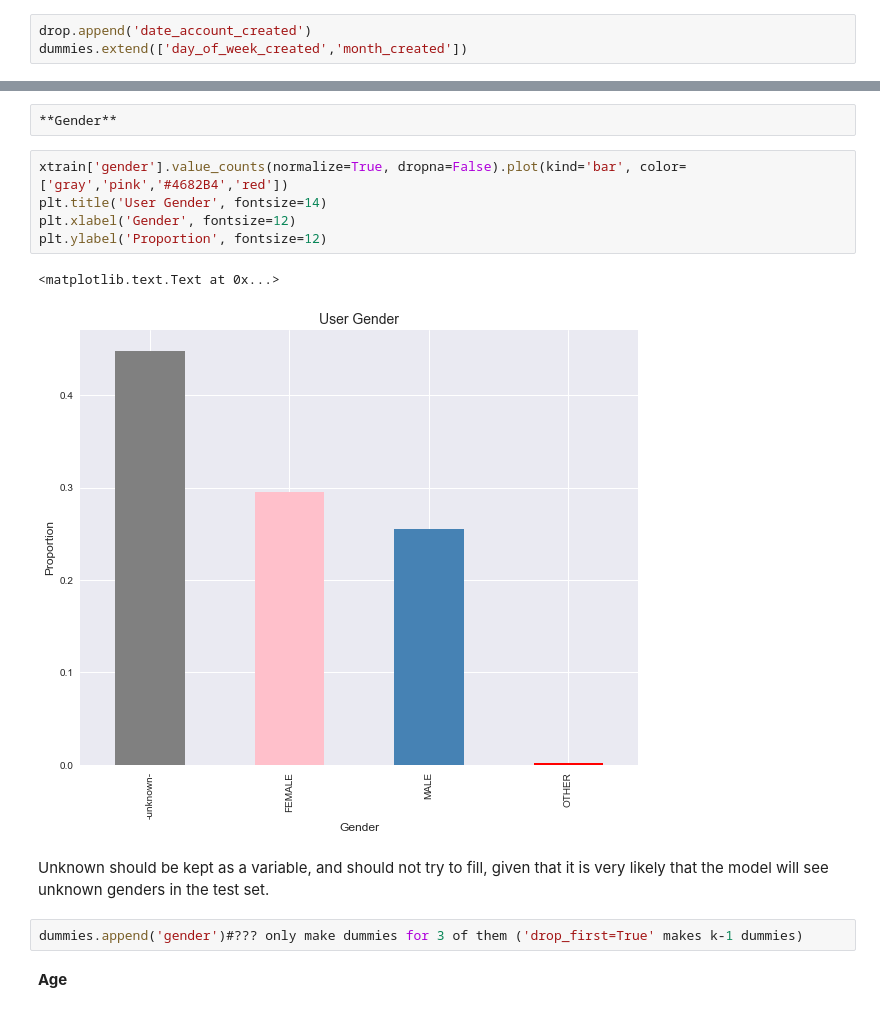
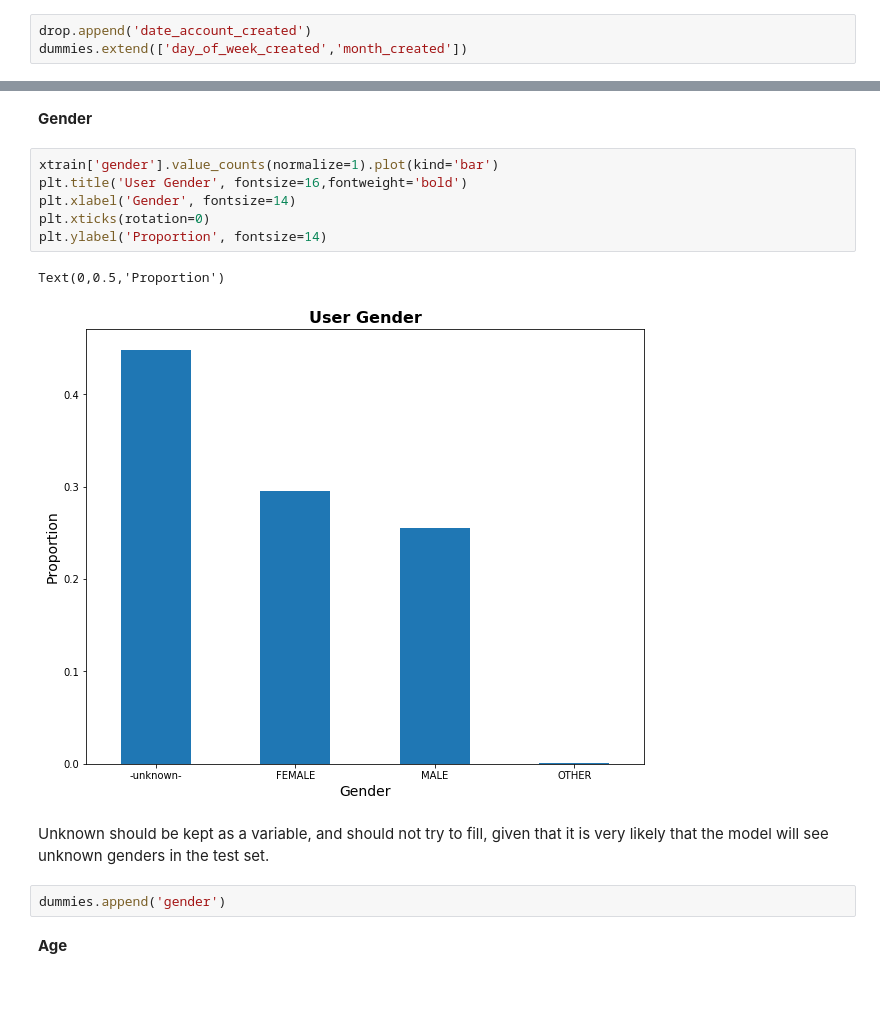
Before and after one commit to broad32/Project, a Jupyter notebook: Project.ipynb, the cells around one changed output, grey strips where cells are left out. Saved outputs shown, nothing was run; the diff lists cells and outputs as text.

```diff
--- a/Project.ipynb
+++ b/Project.ipynb
@@ -204,17 +206,18 @@ NameError: name 'datetime' is not defined
-# %%
-**Gender**
+# %% [markdown]
+**Gender**
 # %%
-xtrain['gender'].value_counts(normalize=True, dropna=False).plot(kind='bar', color=['gray','pink','#4682B4','red'])
-plt.title('User Gender', fontsize=14)
-plt.xlabel('Gender', fontsize=12)
-plt.ylabel('Proportion', fontsize=12)
+xtrain['gender'].value_counts(normalize=1).plot(kind='bar')
+plt.title('User Gender', fontsize=16,fontweight='bold')
+plt.xlabel('Gender', fontsize=14)
+plt.xticks(rotation=0)
+plt.ylabel('Proportion', fontsize=14)
 # %% [output]
-<matplotlib.text.Text at 0x...>
+Text(0,0.5,'Proportion')
-[figure, old version]
+[figure, new version]
 # %% [markdown]
 Unknown should be kept as a variable, and should not try to fill, given that it is very likely that the model will see unknown genders in the test set.
-# %%
-dummies.append('gender')#??? only make dummies for 3 of them ('drop_first=True' makes k-1 dummies)
+# %%
+dummies.append('gender')
 # %% [markdown]
 **Age**
 # %%
```
Also changed, not shown: parts of 57 cells of this notebook.
